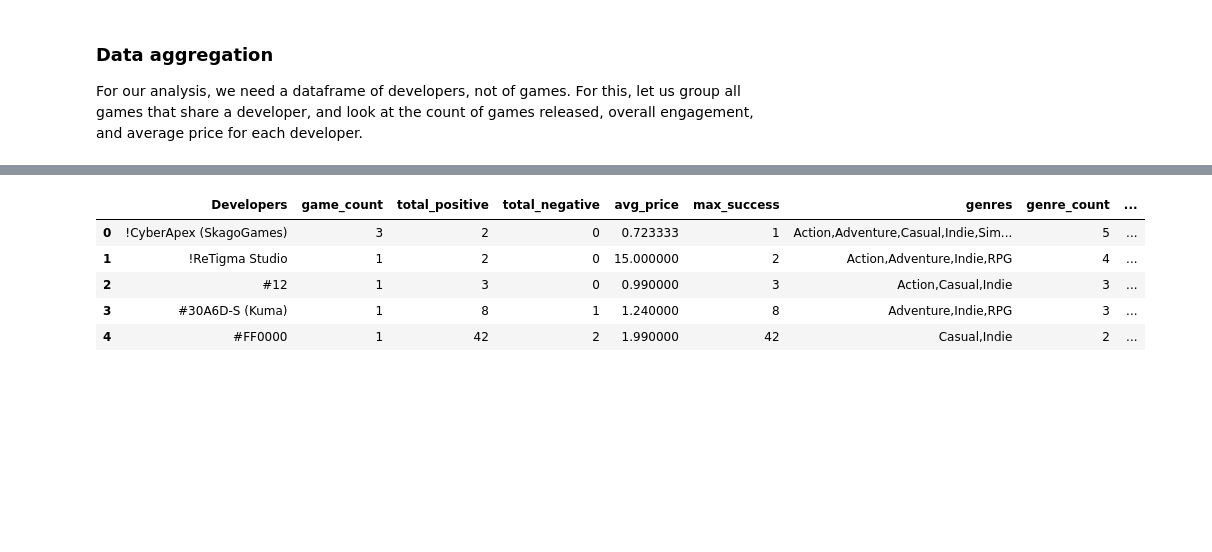
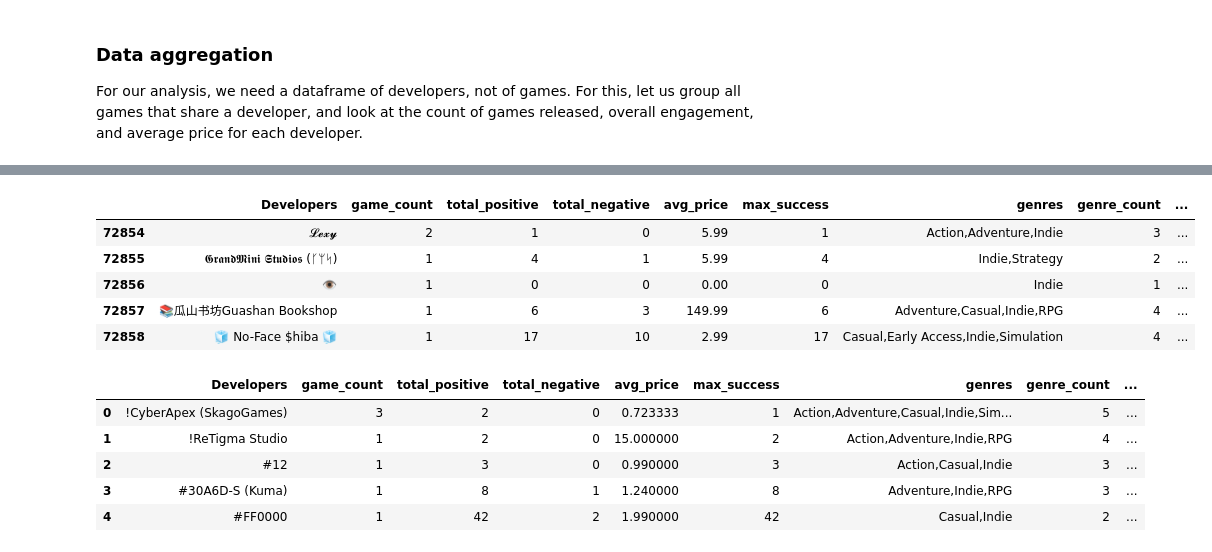
Before and after one commit to mangabe16/steam-developer-career-patterns, a Jupyter notebook: submission copy.ipynb, the cells around one changed output, grey strips where cells are left out. Saved outputs shown, nothing was run; the diff lists cells and outputs as text; code cells hidden in the pictures; blank space fills up the shorter version.

```diff
--- a/submission copy.ipynb
+++ b/submission copy.ipynb
@@ -95,3 +96,12 @@ developers_df.head()
+# %%
+developers_df.tail()
+# %% [output]
+|  | Developers | game_count | total_positive | total_negative | avg_price | max_success | genres | genre_count | ... |
+| 72854 | 𝓛𝓮𝔁𝔂 | 2 | 1 | 0 | 5.99 | 1 | Action,Adventure,Indie | 3 | ... |
+| 72855 | 𝕲𝖗𝖆𝖓𝖉𝕸𝖎𝖓𝖎 𝕾𝖙𝖚𝖉𝖎𝖔𝖘 (ᚴᛘᛋ) | 1 | 4 | 1 | 5.99 | 4 | Indie,Strategy | 2 | ... |
+| 72856 | 👁️ | 1 | 0 | 0 | 0.00 | 0 | Indie | 1 | ... |
+| 72857 | 📚瓜山书坊Guashan Bookshop | 1 | 6 | 3 | 149.99 | 6 | Adventure,Casual,Indie,RPG | 4 | ... |
+| 72858 | 🧊 No-Face $hiba 🧊 | 1 | 17 | 10 | 2.99 | 17 | Casual,Early Access,Indie,Simulation | 4 | ... |
 # %%
 developers_df['engagement'] = developers_df['total_positive'] + developers_df['total_negative']
 developers_df['avg_game_success'] =developers_df['engagement'] / developers_df['game_count']
```
Also changed, not shown: parts of 10 cells of this notebook.
